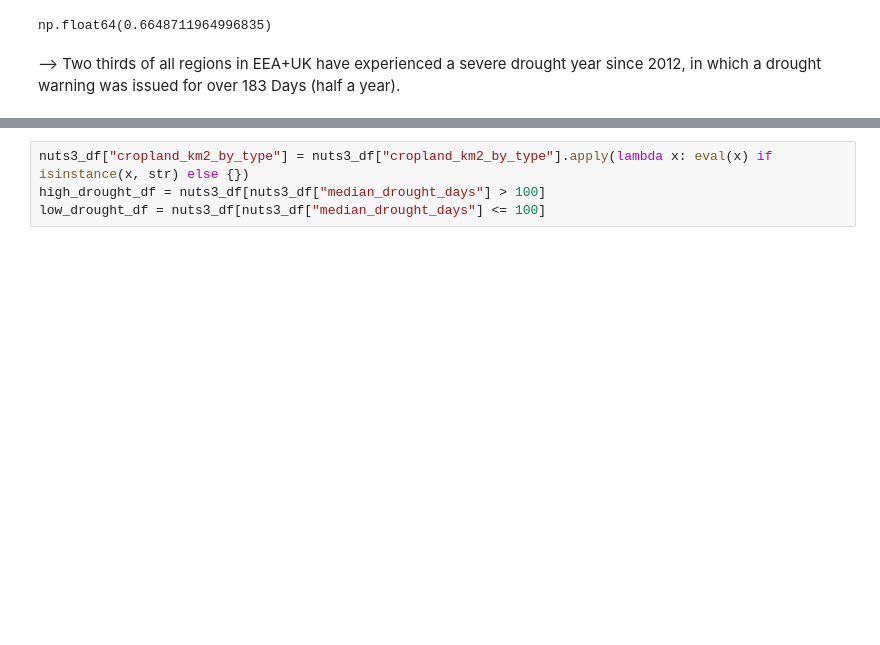
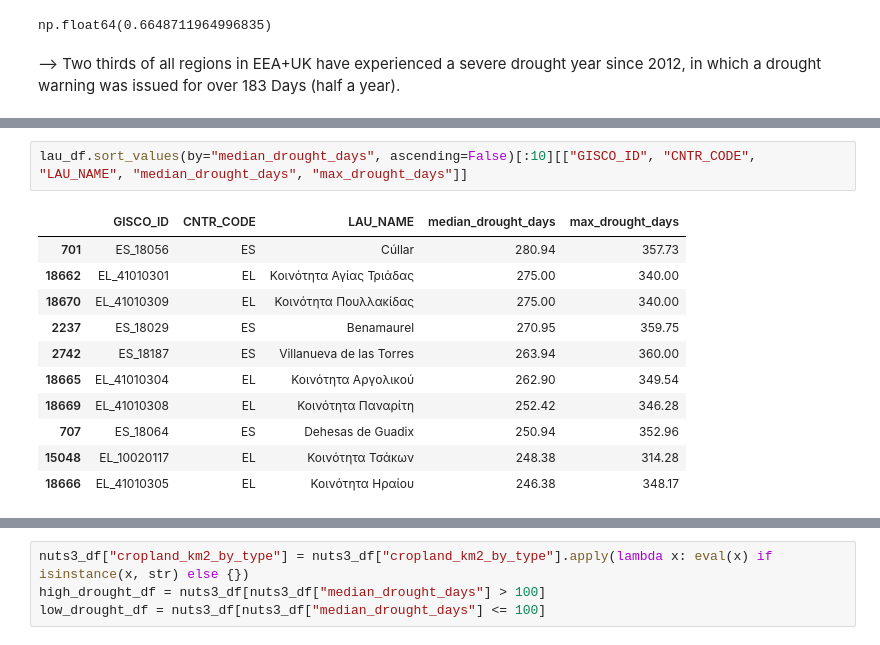
Before and after one commit to correctiv/CE_2026_4_drought, a Jupyter notebook: scripts/06_compute_output_metrics.ipynb, the cells around one changed output, grey strips where cells are left out. Cells and saved outputs as stored; diff of their text form; blank space fills up the shorter version.

```diff
--- a/scripts/06_compute_output_metrics.ipynb
+++ b/scripts/06_compute_output_metrics.ipynb
@@ -115,3 +101,17 @@ plt.show()
+# %%
+lau_df.sort_values(by="median_drought_days", ascending=False)[:10][["GISCO_ID", "CNTR_CODE", "LAU_NAME", "median_drought_days", "max_drought_days"]]
+# %% [output]
+|  | GISCO_ID | CNTR_CODE | LAU_NAME | median_drought_days | max_drought_days |
+| 701 | ES_18056 | ES | Cúllar | 280.94 | 357.73 |
+| 18662 | EL_41010301 | EL | Κοινότητα Αγίας Τριάδας | 275.00 | 340.00 |
+| 18670 | EL_41010309 | EL | Κοινότητα Πουλλακίδας | 275.00 | 340.00 |
+| 2237 | ES_18029 | ES | Benamaurel | 270.95 | 359.75 |
+| 2742 | ES_18187 | ES | Villanueva de las Torres | 263.94 | 360.00 |
+| 18665 | EL_41010304 | EL | Κοινότητα Αργολικού | 262.90 | 349.54 |
+| 18669 | EL_41010308 | EL | Κοινότητα Παναρίτη | 252.42 | 346.28 |
+| 707 | ES_18064 | ES | Dehesas de Guadix | 250.94 | 352.96 |
+| 15048 | EL_10020117 | EL | Κοινότητα Τσάκων | 248.38 | 314.28 |
+| 18666 | EL_41010305 | EL | Κοινότητα Ηραίου | 246.38 | 348.17 |
 # %%
 
 avg_drought_days_gt_100 = len(lau_df[lau_df["median_drought_days"] > 100])
```
Also changed, not shown: parts of 18 cells of this notebook, 6 other files.
